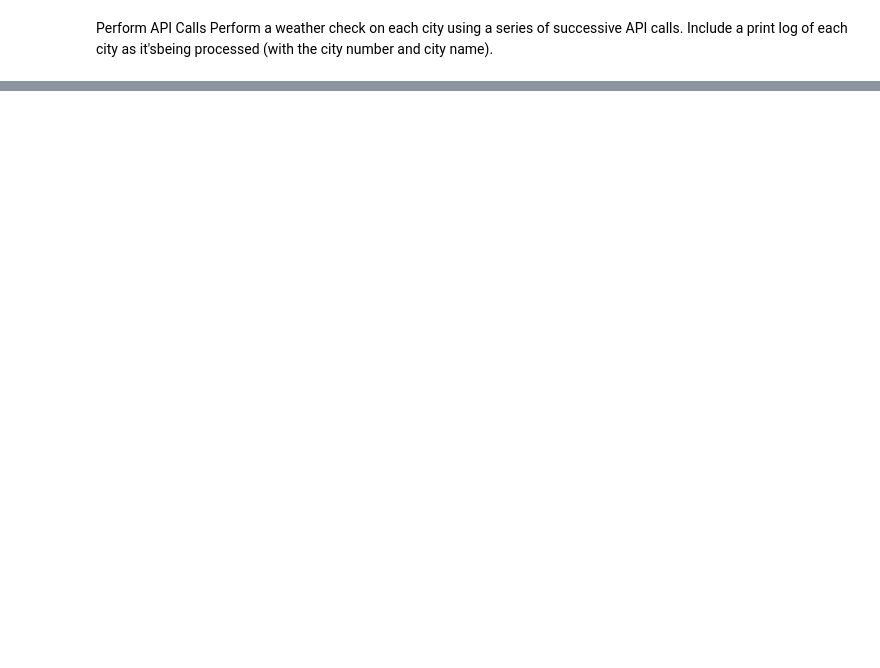
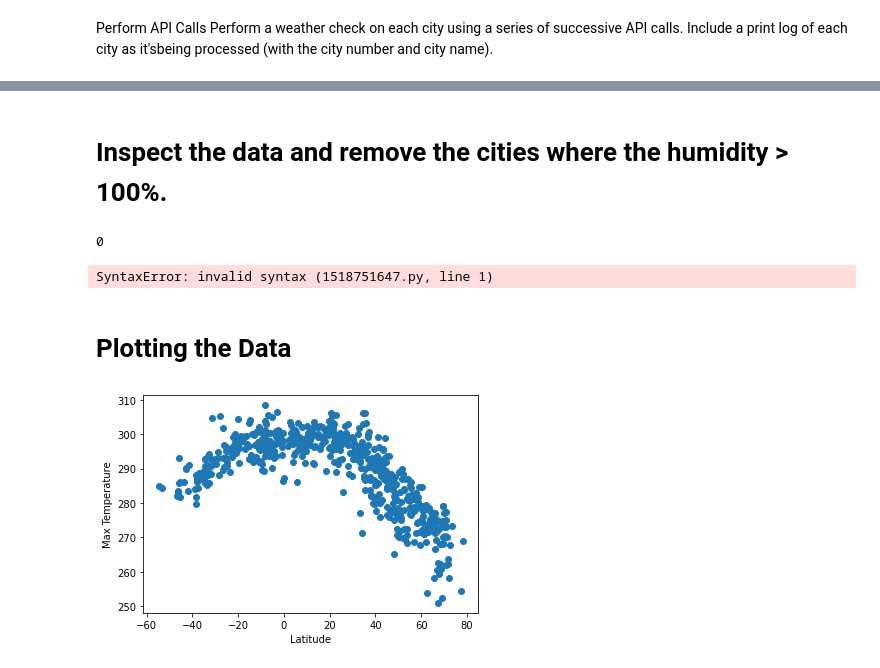
Before and after one commit to Colleen-Cobb/python-api-challenge, a Jupyter notebook: WeatherPy/WeatherPy.ipynb, the cells around one changed output, grey strips where cells are left out. Drawn from its saved outputs; the diff is of its cells as text; code cells hidden in the pictures; blank space fills up the shorter version.

```diff
--- a/WeatherPy/WeatherPy.ipynb
+++ b/WeatherPy/WeatherPy.ipynb
@@ -147,0 +157,9 @@ city_weather.head()
+# %%
+city_weather["Lat"]=pd.to_numeric(city_weather["Lat"], errors='coerce')
+city_weather["Lng"]=pd.to_numeric(city_weather["Lng"], errors='coerce')
+city_weather["Max Temp"]=pd.to_numeric(city_weather["Max Temp"], errors='coerce')
+city_weather["Humidity"]=pd.to_numeric(city_weather["Humidity"], errors='coerce')
+city_weather["Cloudiness"]=pd.to_numeric(city_weather["Cloudiness"], errors='coerce')
+city_weather["Wind Speek"]=pd.to_numeric(city_weather["Wind Speed"], errors='coerce')
+
+city_weather
@@ -147,0 +182,24 @@ city_weather.head()
+# %% [markdown]
+# Inspect the data and remove the cities where the humidity > 100%.
+# %%
+humidity_100=city_weather[(city_weather["Humidity"] >100)].count()["City"]
+humidity_100
+# %% [output]
+0
+# %%
+After inspecting the data, no cities were found to have a humidity>100%
+# %% [output]
+SyntaxError: invalid syntax (1518751647.py, line 1)
+# %% [markdown]
+# Plotting the Data
+# %%
+#Temperature Vs. Latitude
+x_lat=city_weather["Lat"]
+y_temp=city_weather["Max Temp"]
+plt.scatter(x_lat, y_temp)
+plt.xlabel("Latitude")
+plt.ylabel("Max Temperature")
+plt.title("City Latitude vs. Max Temperature")
+plt.show()
+# %% [output]
+[figure, added]
```
Also changed, not shown: parts of 8 cells of this notebook, 1 other file.
